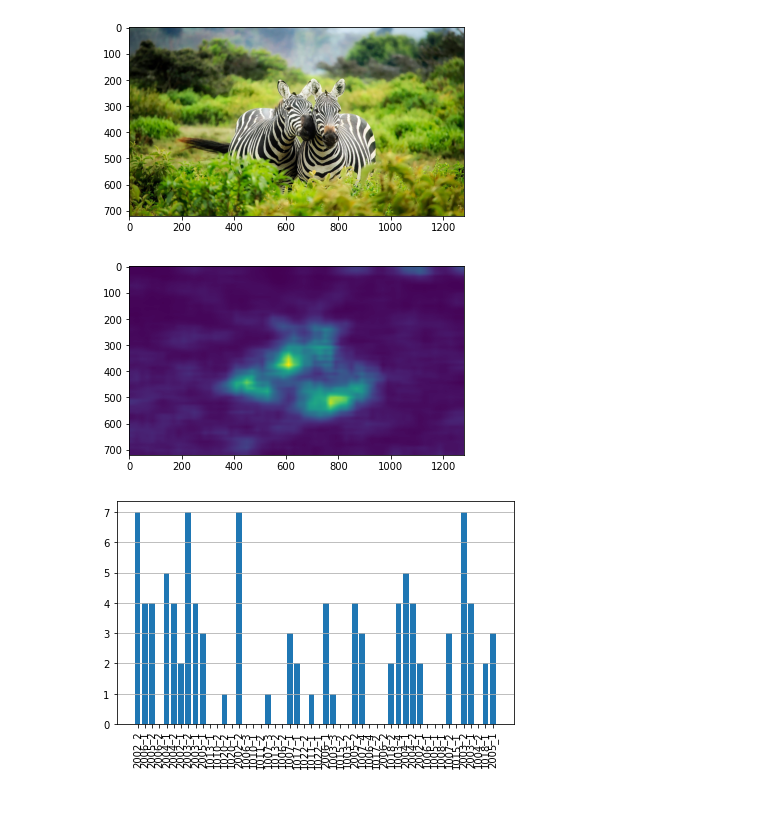
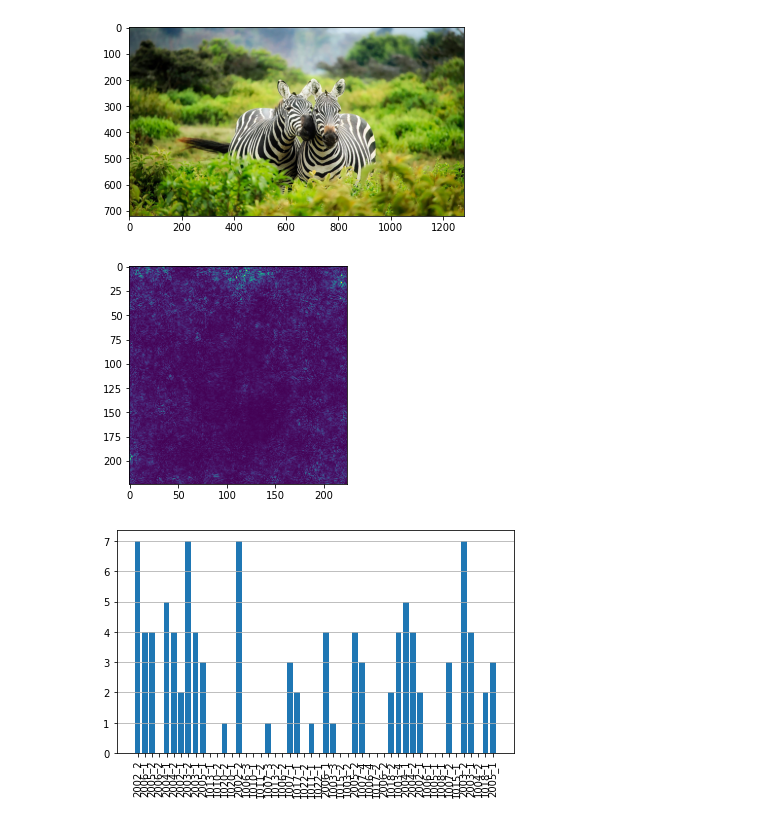
Before and after one commit to klean2050/cvi-eye-tracking, a Jupyter notebook: explore.ipynb, the cells around one changed output. Drawn from its saved outputs; the diff is of its cells as text; code cells hidden in the pictures.

```diff
--- a/explore.ipynb
+++ b/explore.ipynb
@@ -71,11 +71,11 @@ img = plt.imread("trials/Trial_61/Freeviewingstillimage_12.jpg")
 # %%
 plt.imshow(img)
 plt.show()
-plt.imshow(smap_sr(img))
+plt.imshow(smap_grad(img))
 plt.show()
 # %% [output]
 [figure]
-[figure, old version]
+[figure, new version]
 # %%
 sub0 = Subject(root, "1003_3")
 data0, fr0 = sub0.extract_data(trial, vel=False)
```
Also changed, not shown: parts of 1 cell of this notebook, 1 other file.
